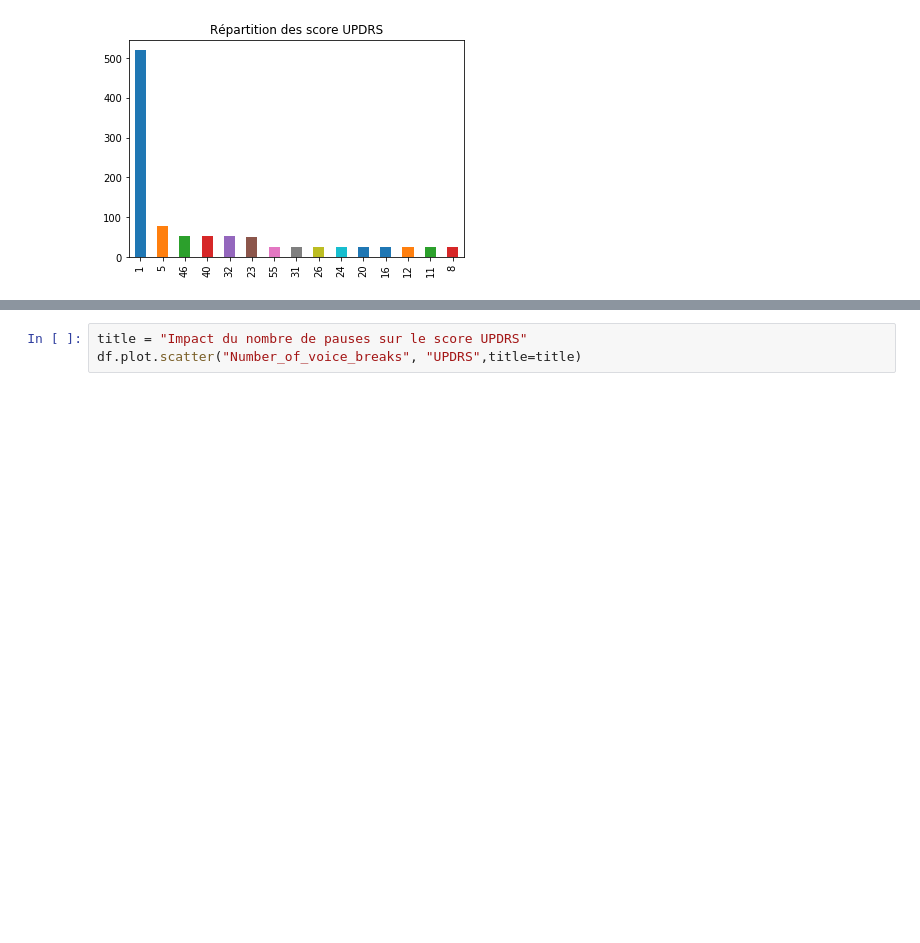
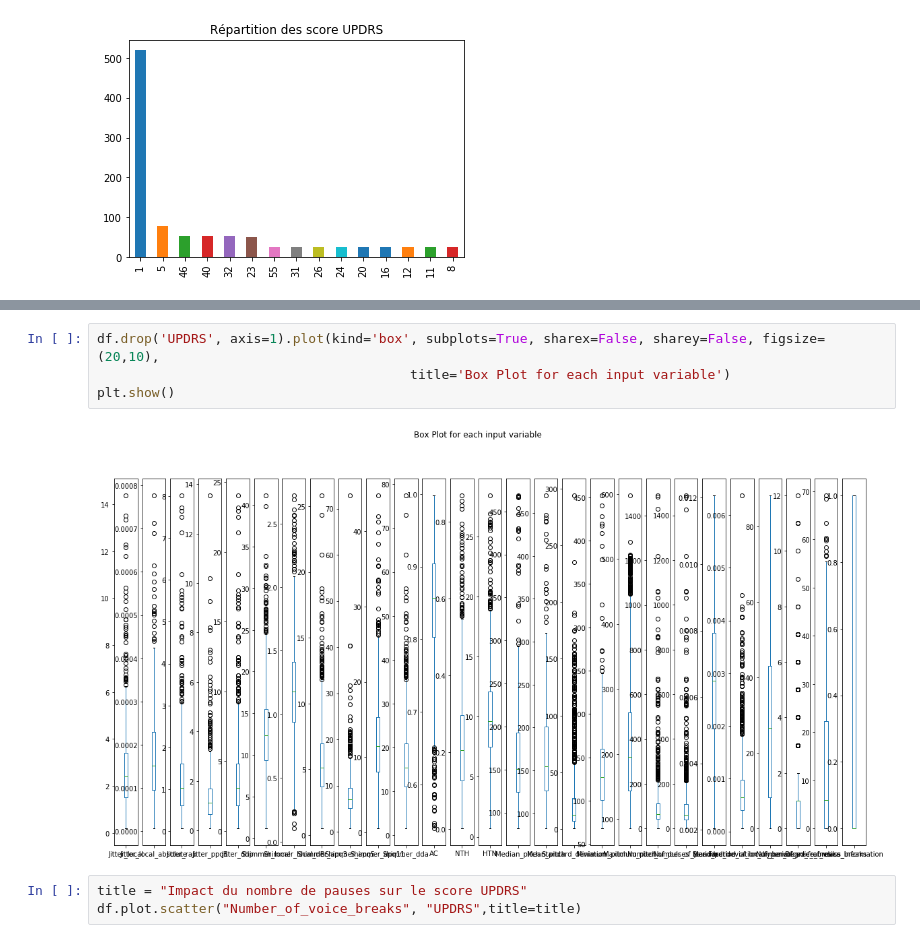
Before and after one commit to cjacques4/Parkinson-Speech-Dataset-with-Multiple-Types-of-Sound-Recordings, a Jupyter notebook: Projet_Python_DataAnalysis.ipynb, the cells around one changed output, grey strips where cells are left out. Drawn from its saved outputs; the diff is of its cells as text; blank space fills up the shorter version.

```diff
--- a/Projet_Python_DataAnalysis.ipynb
+++ b/Projet_Python_DataAnalysis.ipynb
@@ -66,3 +80,9 @@ to_plot.plot.bar(title=title)
+# %%
+df.drop('UPDRS', axis=1).plot(kind='box', subplots=True, sharex=False, sharey=False, figsize=(20,10),
+                                        title='Box Plot for each input variable')
+plt.show()
+# %% [output]
+[figure, added]
 # %%
 title = "Impact du nombre de pauses sur le score UPDRS"
 df.plot.scatter("Number_of_voice_breaks", "UPDRS",title=title)
```
Also changed, not shown: parts of 38 cells of this notebook.
